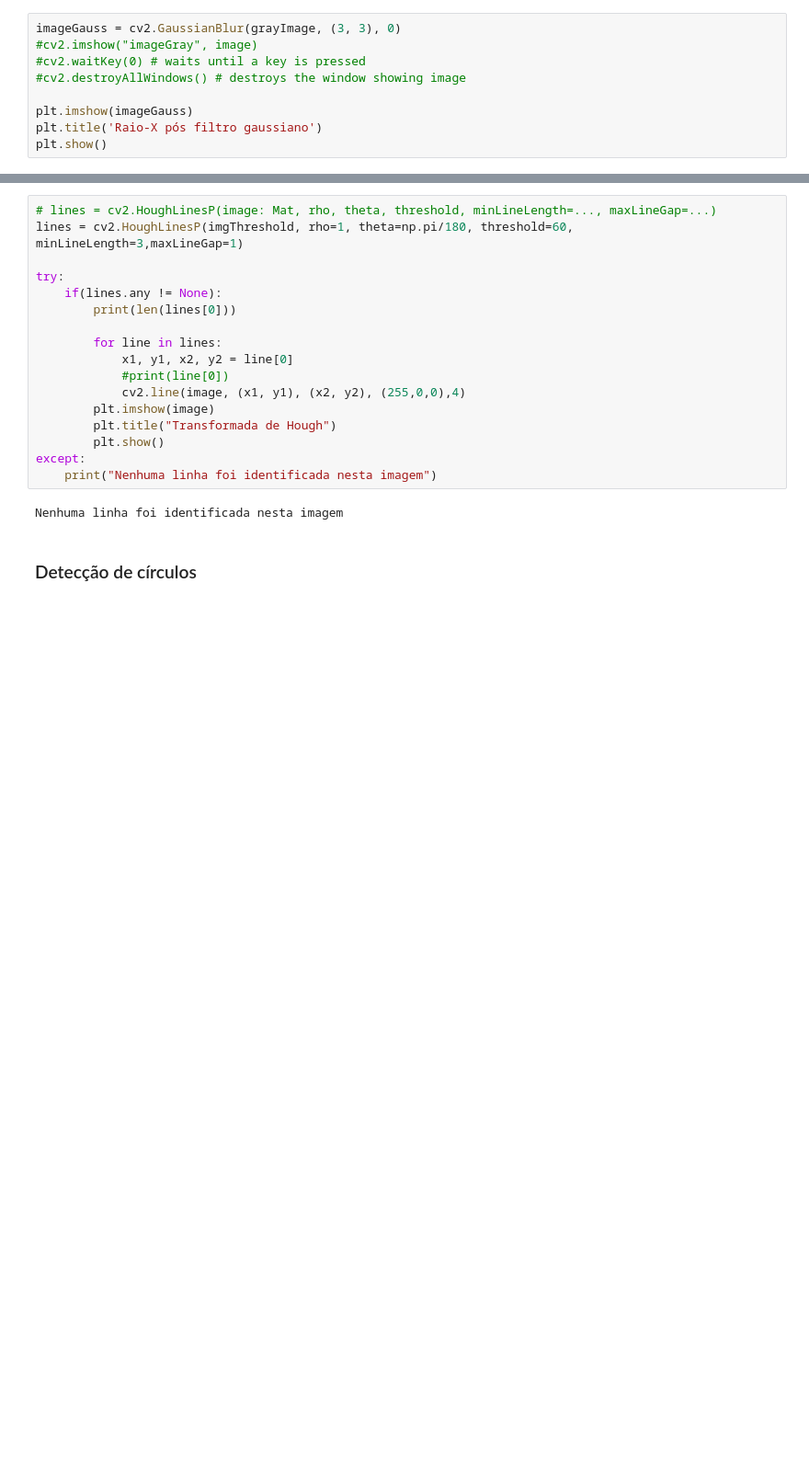
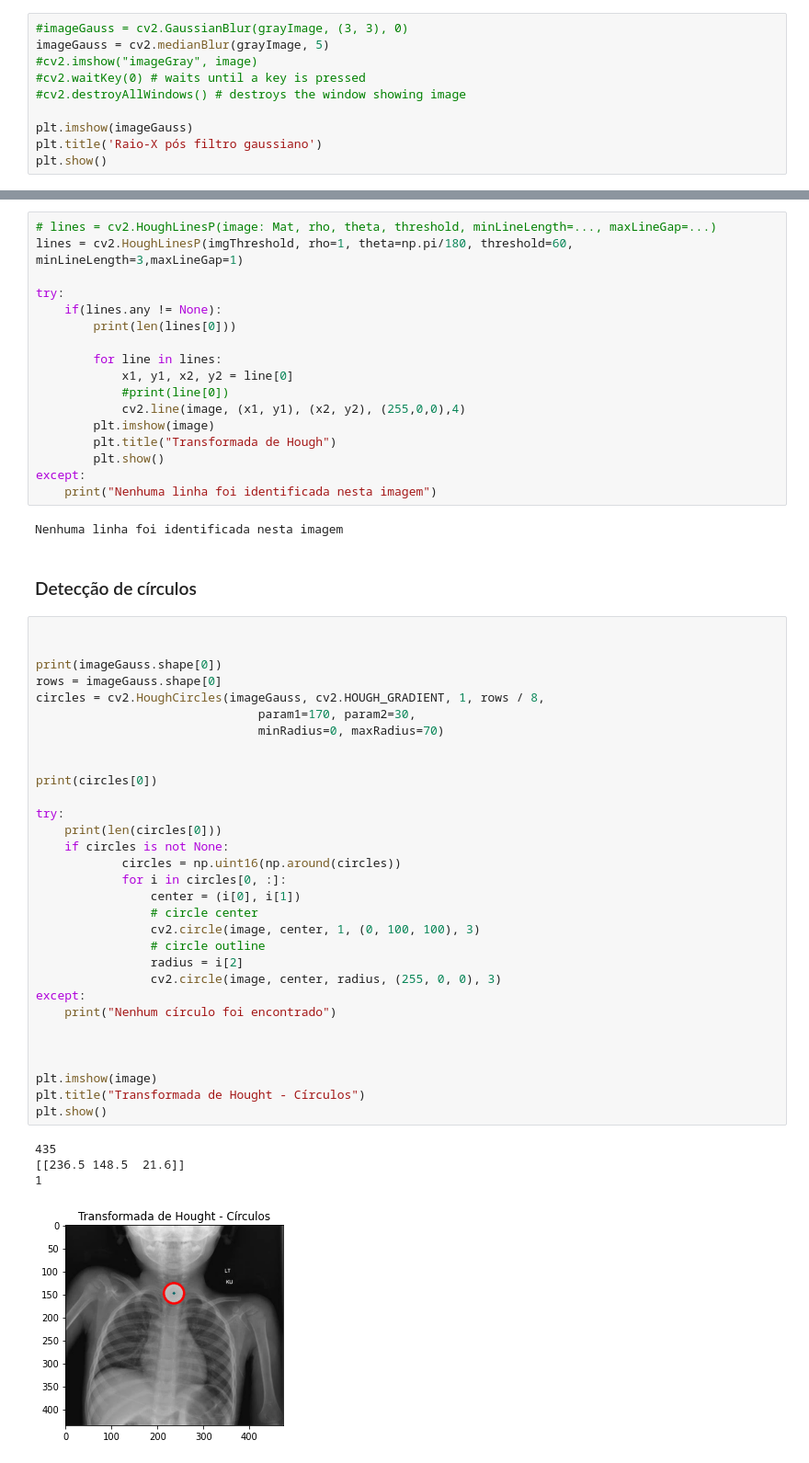
Before and after one commit to Luiz-Cordeiro/Projeto_Processamento_CG, a Jupyter notebook: ProjetoCG.ipynb, the cells around one changed output, grey strips where cells are left out. Shown: that part at 92% size. Cells and saved outputs as stored; diff of their text form; blank space fills up the shorter version.

Commit message:
modified: Circular Hough added

```diff
--- a/ProjetoCG.ipynb
+++ b/ProjetoCG.ipynb
@@ -39,7 +39,8 @@ plt.show()
 # %% [output]
 [figure]
 # %%
-imageGauss = cv2.GaussianBlur(grayImage, (3, 3), 0)
+#imageGauss = cv2.GaussianBlur(grayImage, (3, 3), 0)
+imageGauss = cv2.medianBlur(grayImage, 5)
 #cv2.imshow("imageGray", image)
 #cv2.waitKey(0) # waits until a key is pressed
 #cv2.destroyAllWindows() # destroys the window showing image
@@ -141,3 +142,39 @@ except:
 Nenhuma linha foi identificada nesta imagem
 # %% [markdown]
 ### Detecção de círculos
+# %%
+
+
+print(imageGauss.shape[0])
+rows = imageGauss.shape[0]
+circles = cv2.HoughCircles(imageGauss, cv2.HOUGH_GRADIENT, 1, rows / 8,
+                               param1=170, param2=30,
+                               minRadius=0, maxRadius=70)
+
+
+print(circles[0])
+
+try:
+    print(len(circles[0]))
+    if circles is not None:
+            circles = np.uint16(np.around(circles))
+            for i in circles[0, :]:
+                center = (i[0], i[1])
+                # circle center
+                cv2.circle(image, center, 1, (0, 100, 100), 3)
+                # circle outline
+                radius = i[2]
+                cv2.circle(image, center, radius, (255, 0, 0), 3)
+except:
+    print("Nenhum círculo foi encontrado")
+
+
+
+plt.imshow(image)
+plt.title("Transformada de Hought - Círculos")
+plt.show()
+# %% [output]
+435
+[[236.5 148.5  21.6]]
+1
+[figure, added]
```
Also changed, not shown: parts of 1 cell of this notebook.
